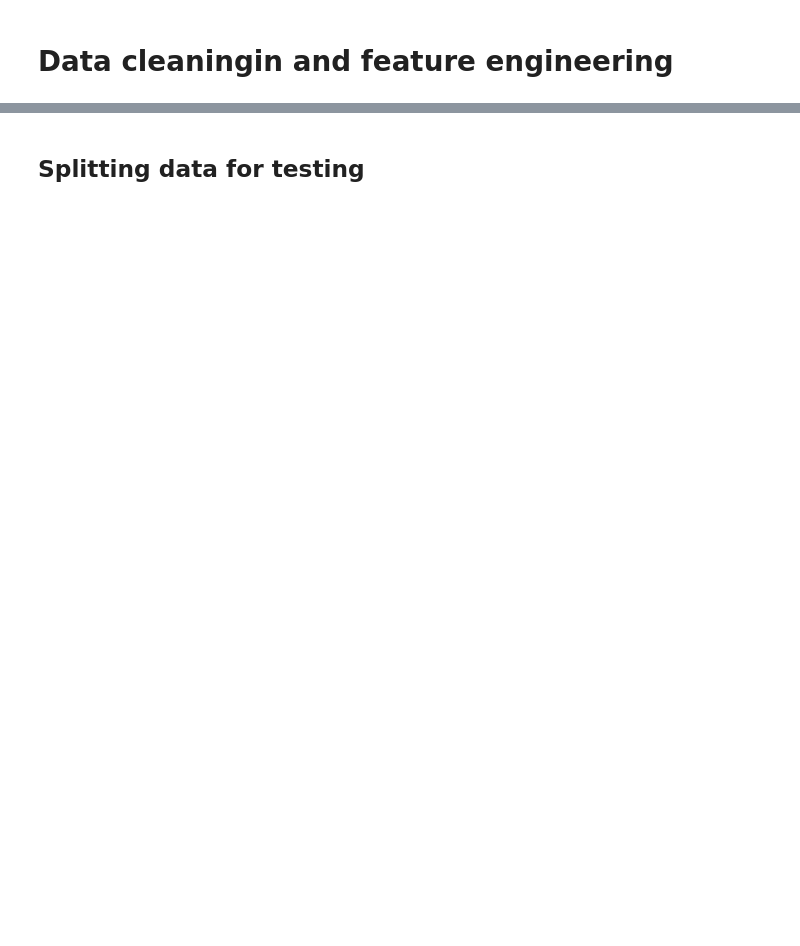
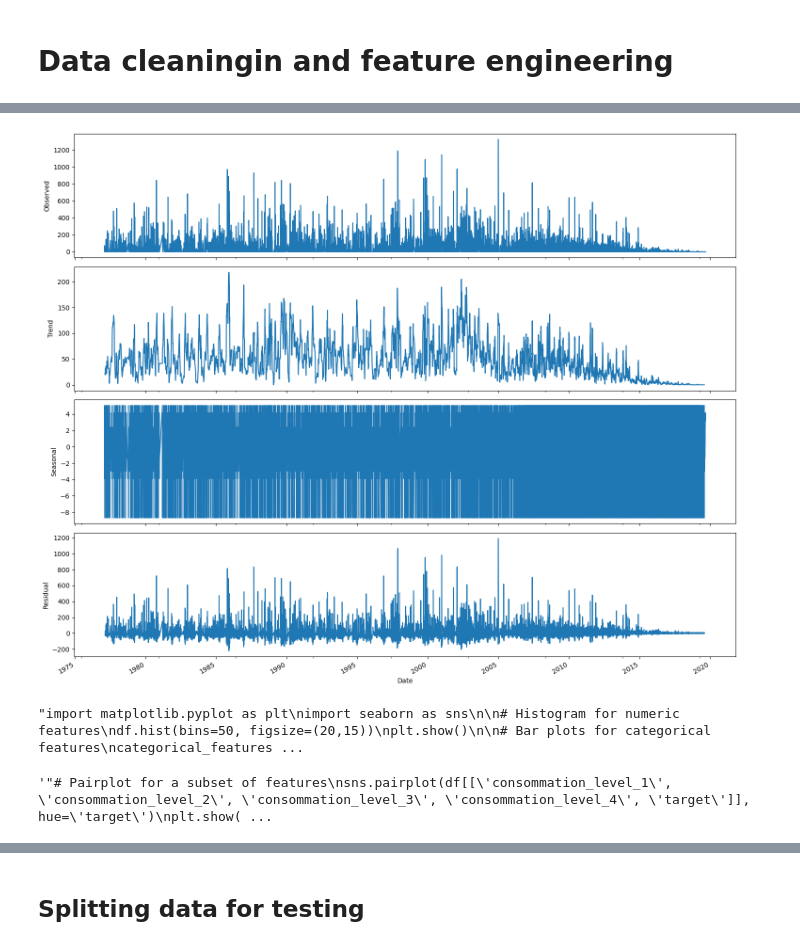
Before and after one commit to Skraiem07/ElectroThunderFraud, a Jupyter notebook: EDA-and-modeling.ipynb, the cells around one changed output, grey strips where cells are left out. Cells and saved outputs as stored; diff of their text form; code cells hidden in the pictures; blank space fills up the shorter version.

```diff
--- a/EDA-and-modeling.ipynb
+++ b/EDA-and-modeling.ipynb
@@ -239,0 +433,37 @@ df['target'] = df['target'].astype(int)
+# %%
+import matplotlib.pyplot as plt
+from statsmodels.tsa.seasonal import seasonal_decompose
+
+# Set the agg.path.chunksize parameter to a higher value
+plt.rcParams['agg.path.chunksize'] = 1000  # Adjust the value as needed
+
+# Assuming 'df' is your DataFrame and it has been preprocessed
+df['creation_date'] = pd.to_datetime(df['creation_date'])
+
+# Aggregate the target variable by date
+target_series = df.groupby('creation_date')['target'].sum()
+
+# Decompose the time series
+decomposition = seasonal_decompose(target_series, model='additive', period=12)
+
+# Adjust figure size
+fig, (ax1, ax2, ax3, ax4) = plt.subplots(4, 1, figsize=(15, 12), sharex=True)
+
+# Plot the decomposed components
+decomposition.observed.plot(ax=ax1)
+ax1.set_ylabel('Observed')
+
+decomposition.trend.plot(ax=ax2)
+ax2.set_ylabel('Trend')
+
+decomposition.seasonal.plot(ax=ax3)
+ax3.set_ylabel('Seasonal')
+
+decomposition.resid.plot(ax=ax4)
+ax4.set_ylabel('Residual')
+ax4.set_xlabel('Date')
+
+plt.tight_layout()
+plt.show()
+# %% [output]
+[figure, added]
@@ -239,0 +487,22 @@ df['target'] = df['target'].astype(int)
+# %%
+"""import matplotlib.pyplot as plt
+import seaborn as sns
+
+# Histogram for numeric features
+df.hist(bins=50, figsize=(20,15))
+plt.show()
+
+# Bar plots for categorical features
+categorical_features = ['disrict', 'client_catg', 'region', 'tarif_type', 'counter_statue', 'counter_type']
+for feature in categorical_features:
+    sns.countplot(df[feature])
+    plt.show()
+"""
+# %% [output]
+"import matplotlib.pyplot as plt\nimport seaborn as sns\n\n# Histogram for numeric features\ndf.hist(bins=50, figsize=(20,15))\nplt.show()\n\n# Bar plots for categorical features\ncategorical_features ...
+# %%
+""""# Pairplot for a subset of features
+sns.pairplot(df[['consommation_level_1', 'consommation_level_2', 'consommation_level_3', 'consommation_level_4', 'target']], hue='target')
+plt.show()"""
+# %% [output]
+'"# Pairplot for a subset of features\nsns.pairplot(df[[\'consommation_level_1\', \'consommation_level_2\', \'consommation_level_3\', \'consommation_level_4\', \'target\']], hue=\'target\')\nplt.show( ...
```
Also changed, not shown: parts of 64 cells of this notebook, 3 other files.
